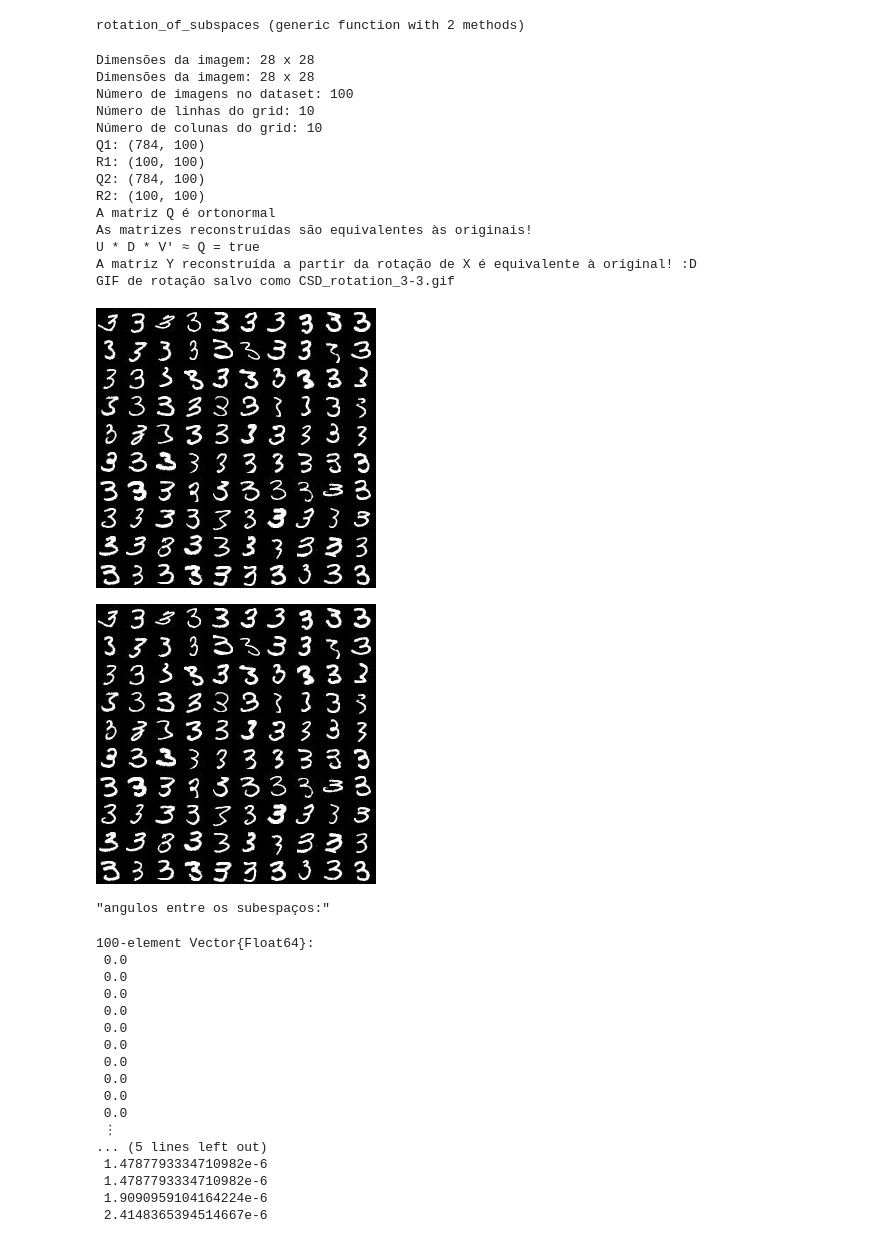
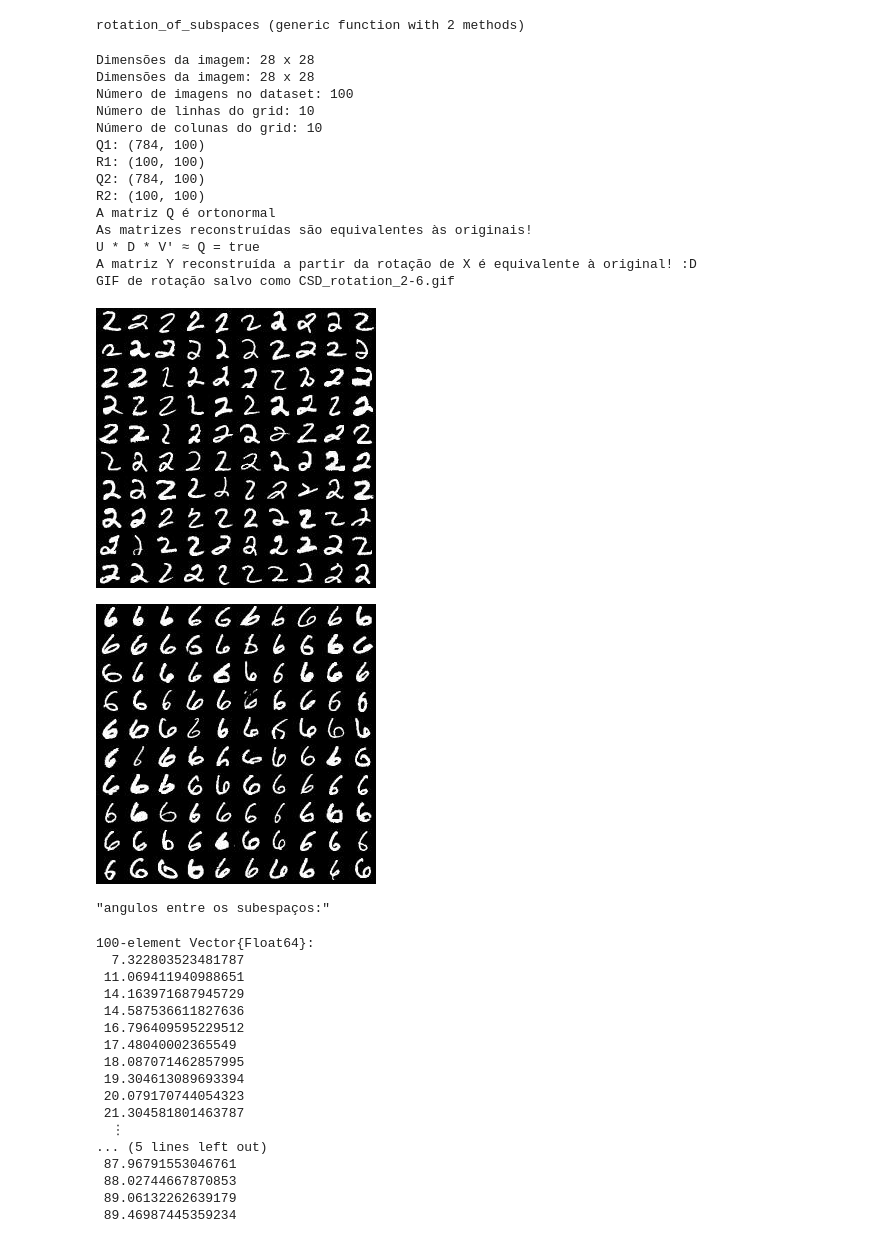
Before and after one commit to MDuqi/CSD-of-subspaces, a Jupyter notebook: Datasets Analyses with CSD.ipynb, the cells around one changed output. Saved outputs shown, nothing was run; the diff lists cells and outputs as text; code cells hidden in the pictures.

```diff
--- a/Datasets Analyses with CSD.ipynb
+++ b/Datasets Analyses with CSD.ipynb
@@ -524,39 +524,39 @@ end
 # %% [output]
 rotation_of_subspaces (generic function with 2 methods)
 # %%
-rotation_of_subspaces(3, 3, 100)
+rotation_of_subspaces(2, 6, 100)
 # %% [output]
 Dimensões da imagem: 28 x 28
 Dimensões da imagem: 28 x 28
 Número de imagens no dataset: 100
 Número de linhas do grid: 10
 Número de colunas do grid: 10
 Q1: (784, 100)
 R1: (100, 100)
 Q2: (784, 100)
 R2: (100, 100)
 A matriz Q é ortonormal
 As matrizes reconstruídas são equivalentes às originais!
 U * D * V' ≈ Q = true
 A matriz Y reconstruída a partir da rotação de X é equivalente à original! :D
-GIF de rotação salvo como CSD_rotation_3-3.gif
+GIF de rotação salvo como CSD_rotation_2-6.gif
-[figure, old version]
+[figure, new version]
-[figure, old version]
+[figure, new version]
 "angulos entre os subespaços:"
 100-element Vector{Float64}:
- 0.0
- 0.0
- 0.0
- 0.0
- 0.0
- 0.0
- 0.0
- 0.0
- 0.0
- 0.0
- ⋮
+  7.322803523481787
+ 11.069411940988651
+ 14.163971687945729
+ 14.587536611827636
+ 16.796409595229512
+ 17.48040002365549
+ 18.087071462857995
+ 19.304613089693394
+ 20.079170744054323
+ 21.304581801463787
+  ⋮
 ... (5 lines left out)
- 1.4787793334710982e-6
- 1.4787793334710982e-6
- 1.9090959104164224e-6
- 2.4148365394514667e-6
+ 87.96791553046761
+ 88.02744667870853
+ 89.06132262639179
+ 89.46987445359234
```
Also changed, not shown: parts of 1 cell of this notebook, 5 other files.
